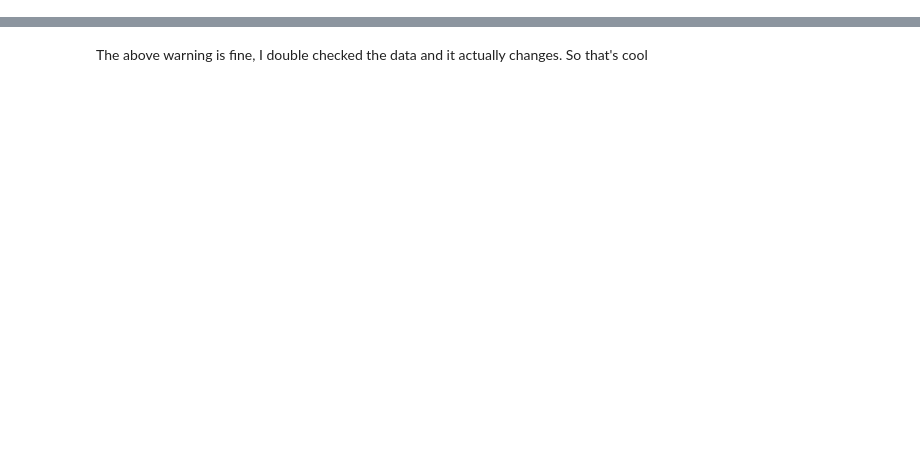
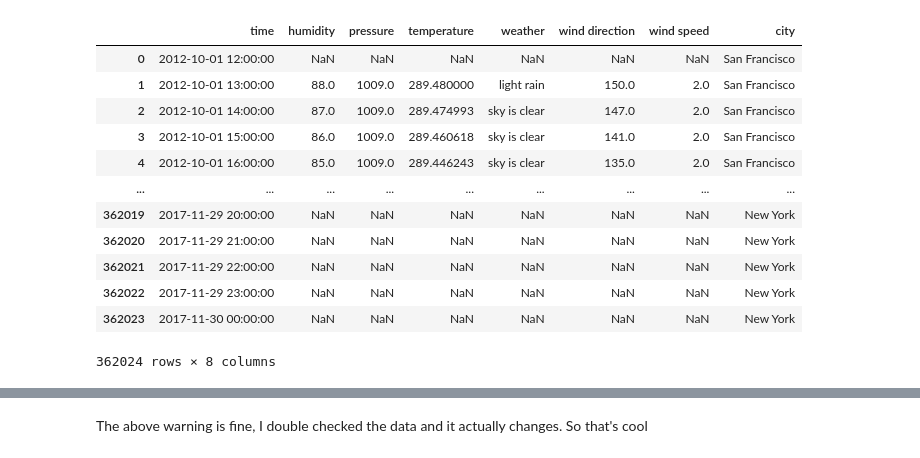
Before and after one commit to Cakhavan/FireWeatherKaggleAnalysis, a Jupyter notebook: final_Armin.ipynb, the cells around one changed output, grey strips where cells are left out. Saved outputs shown, nothing was run; the diff lists cells and outputs as text; code cells hidden in the pictures; blank space fills up the shorter version.

```diff
--- a/final_Armin.ipynb
+++ b/final_Armin.ipynb
@@ -74,12 +125,26 @@ df = df[df['FIPS_NAME'].isin(common_cities)]
 # %%
 # Combine and Restructure all weather dataframes into one DataFrame and append a city column
 columns = ['time', 'humidity', 'pressure', 'temperature', 'weather', 'wind direction', 'wind speed']
 df_weatherdata = pd.DataFrame()
 for city in common_cities:
     newdf = pd.DataFrame(pd.concat([df_humidity['datetime'], df_humidity[city], df_pressure[city], df_temp[city], df_weather[city], df_wind_direction[city], df_wind_speed[city]], axis=1, keys=columns))
     newdf['city'] = city
     df_weatherdata = df_weatherdata.append(newdf, ignore_index=True)
-#df_weatherdata
+df_weatherdata
+# %% [output]
+|  | time | humidity | pressure | temperature | weather | wind direction | wind speed | city |
+| 0 | 2012-10-01 12:00:00 | NaN | NaN | NaN | NaN | NaN | NaN | San Francisco |
+| 1 | 2012-10-01 13:00:00 | 88.0 | 1009.0 | 289.480000 | light rain | 150.0 | 2.0 | San Francisco |
+| 2 | 2012-10-01 14:00:00 | 87.0 | 1009.0 | 289.474993 | sky is clear | 147.0 | 2.0 | San Francisco |
+| 3 | 2012-10-01 15:00:00 | 86.0 | 1009.0 | 289.460618 | sky is clear | 141.0 | 2.0 | San Francisco |
+| 4 | 2012-10-01 16:00:00 | 85.0 | 1009.0 | 289.446243 | sky is clear | 135.0 | 2.0 | San Francisco |
+| ... | ... | ... | ... | ... | ... | ... | ... | ... |
+| 362019 | 2017-11-29 20:00:00 | NaN | NaN | NaN | NaN | NaN | NaN | New York |
+| 362020 | 2017-11-29 21:00:00 | NaN | NaN | NaN | NaN | NaN | NaN | New York |
+| 362021 | 2017-11-29 22:00:00 | NaN | NaN | NaN | NaN | NaN | NaN | New York |
+| 362022 | 2017-11-29 23:00:00 | NaN | NaN | NaN | NaN | NaN | NaN | New York |
+| 362023 | 2017-11-30 00:00:00 | NaN | NaN | NaN | NaN | NaN | NaN | New York |
+362024 rows × 8 columns
 # %%
 # Combine Date and Time for Easy Lookup
 df_weatherdata['DATE'] = df_weatherdata['time'].str[0:11]
```
Also changed, not shown: parts of 28 cells of this notebook.
